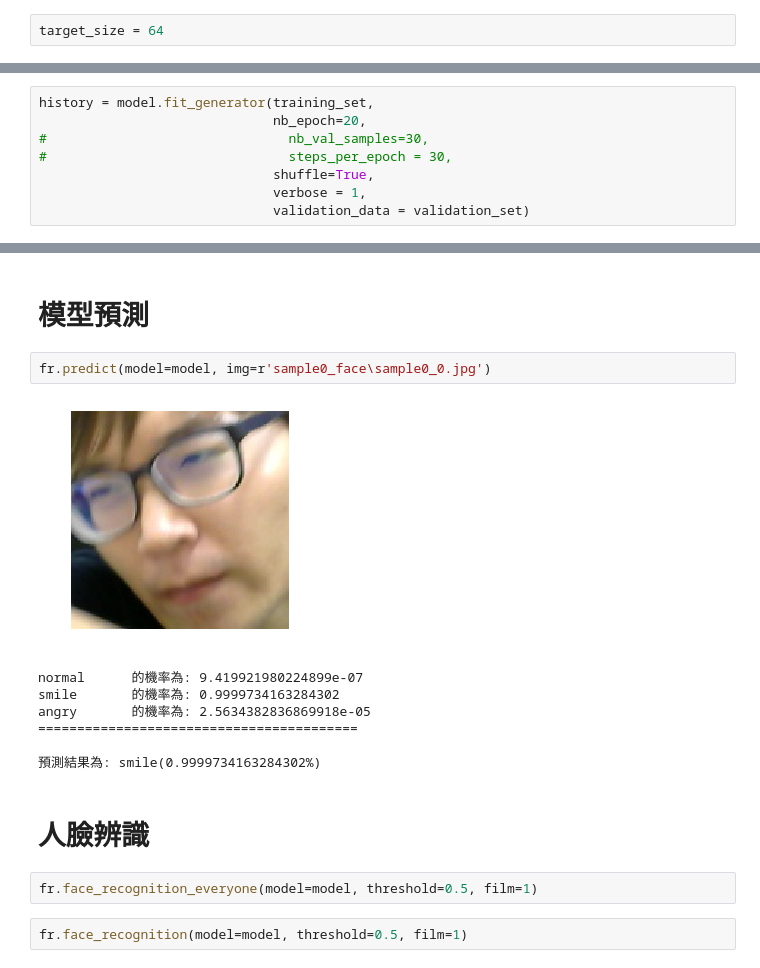
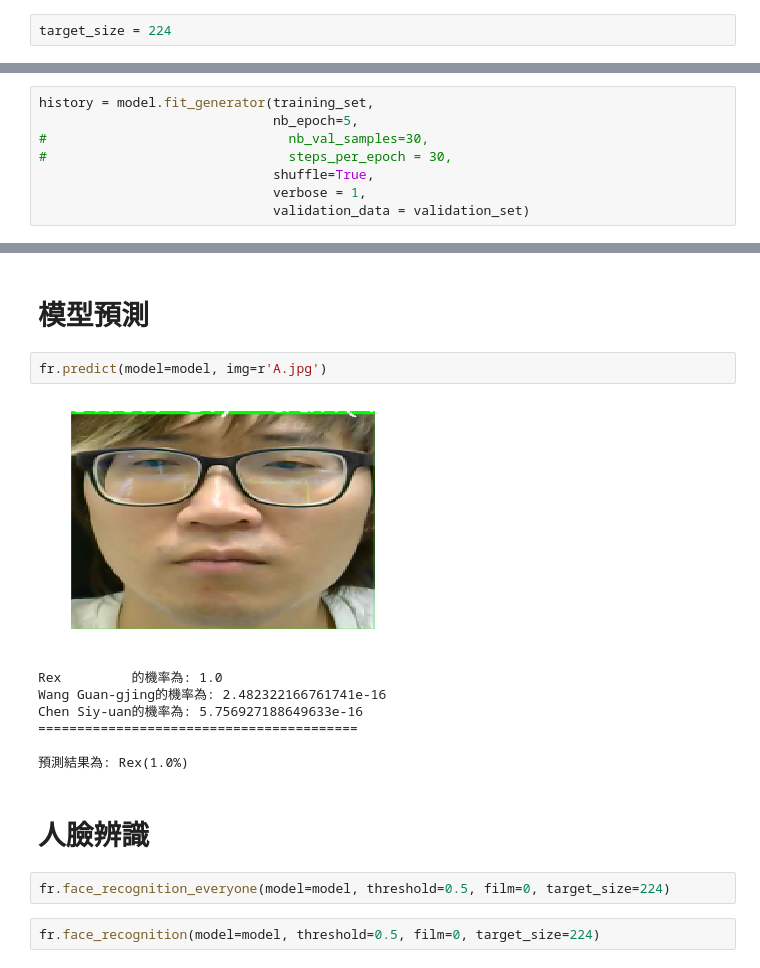
Before and after one commit to Lo-Kuo-Feng/thesis, a Jupyter notebook: main.ipynb, the cells around one changed output, grey strips where cells are left out. Saved outputs shown, nothing was run; the diff lists cells and outputs as text.

```diff
--- a/main.ipynb
+++ b/main.ipynb
@@ -85,7 +116,7 @@ sample2_face共增加了128筆資料
 # %% [markdown]
 # 資料預處理
 # %%
-target_size = 64
+target_size = 224
 # %%
 from keras.preprocessing.image import ImageDataGenerator
 
@@ -154,7 +185,7 @@ except :
 # https://keras-cn.readthedocs.io/en/latest/models/model/
 # %%
 history = model.fit_generator(training_set,
-                              nb_epoch=20,
+                              nb_epoch=5,
 #                               nb_val_samples=30,
 #                               steps_per_epoch = 30,
                               shuffle=True,
@@ -219,18 +243,18 @@ Saved model to disk
 # %% [markdown]
 # 模型預測
 # %%
-fr.predict(model=model, img=r'sample0_face\sample0_0.jpg')
+fr.predict(model=model, img=r'A.jpg')
 # %% [output]
-[figure, old version]
+[figure, new version]
-normal      的機率為: 9.419921980224899e-07
-smile       的機率為: 0.9999734163284302
-angry       的機率為: 2.5634382836869918e-05
+Rex         的機率為: 1.0
+Wang Guan-gjing的機率為: 2.482322166761741e-16
+Chen Siy-uan的機率為: 5.756927188649633e-16
 =========================================
 
-預測結果為: smile(0.9999734163284302%)
+預測結果為: Rex(1.0%)
 # %% [markdown]
 # 人臉辨識
 # %%
-fr.face_recognition_everyone(model=model, threshold=0.5, film=1)
+fr.face_recognition_everyone(model=model, threshold=0.5, film=0, target_size=224)
 # %%
-fr.face_recognition(model=model, threshold=0.5, film=1)
+fr.face_recognition(model=model, threshold=0.5, film=0, target_size=224)
```
Also changed, not shown: parts of 18 cells of this notebook.
